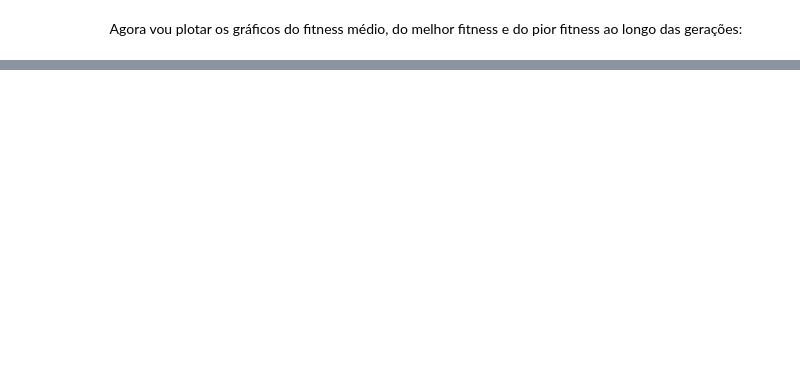
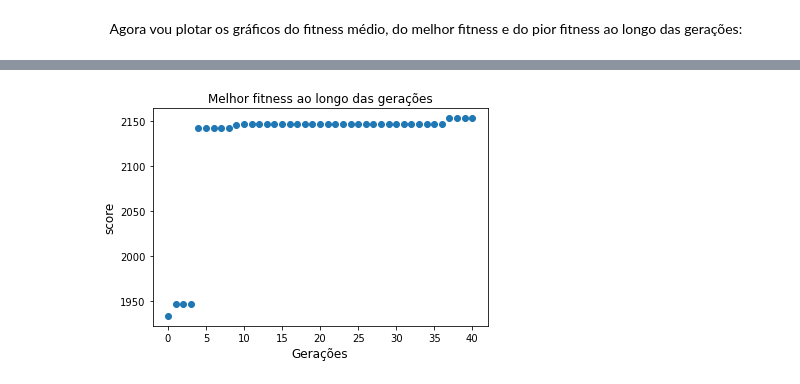
Before and after one commit to MateusOlivi/Machine-Learning, a Jupyter notebook: Projeto3/python3test/Projeto3.ipynb, the cells around one changed output, grey strips where cells are left out. Drawn from its saved outputs; the diff is of its cells as text; code cells hidden in the pictures; blank space fills up the shorter version.

```diff
--- a/Projeto3/python3test/Projeto3.ipynb
+++ b/Projeto3/python3test/Projeto3.ipynb
@@ -680,0 +704,4 @@ fitness_progressMC, best_individualMC, worst_individualMC = modelMediumClassic.r
+# %%
+plotGraph(best_individualMC, 'Melhor fitness ao longo das gerações')
+# %% [output]
+[figure, added]
```
Also changed, not shown: parts of 131 cells of this notebook, 25 other files.
